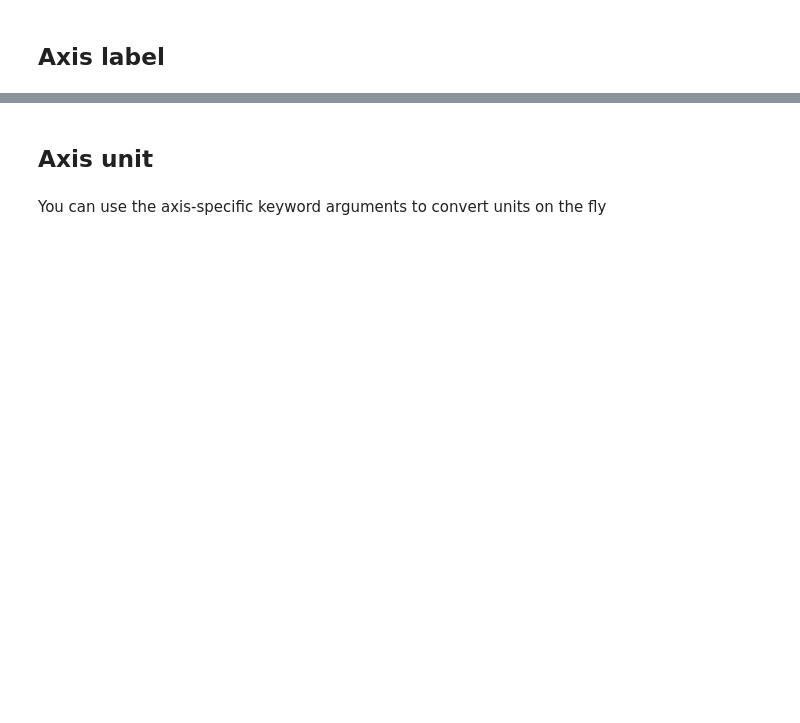
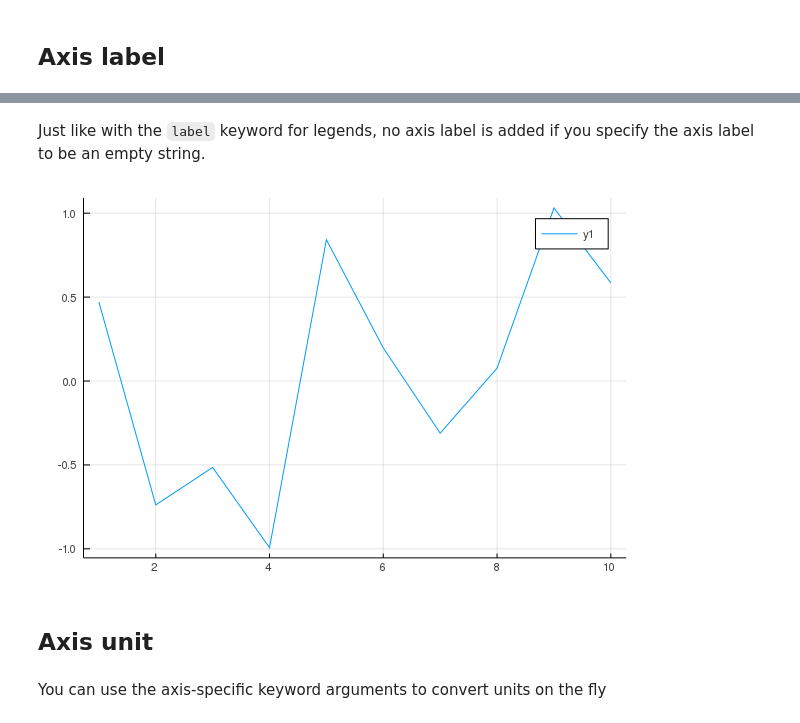
Before and after one commit to jw3126/UnitfulRecipes.jl, a Jupyter notebook: dev/notebooks/1_Examples.ipynb, the cells around one changed output, grey strips where cells are left out. Drawn from its saved outputs; the diff is of its cells as text; code cells hidden in the pictures; blank space fills up the shorter version.

```diff
--- a/dev/notebooks/1_Examples.ipynb
+++ b/dev/notebooks/1_Examples.ipynb
@@ -26,3 +32,9 @@ plot(y, ylabel="mass")
+# %% [markdown]
+Just like with the `label` keyword for legends, no axis label is added if you specify the axis label to be an empty string.
+# %%
+plot(y, ylabel="")
+# %% [output]
+[figure, added]
 # %% [markdown]
 ## Axis unit
 # %% [markdown]
```
Also changed, not shown: parts of 12 cells of this notebook, 5 other files.
